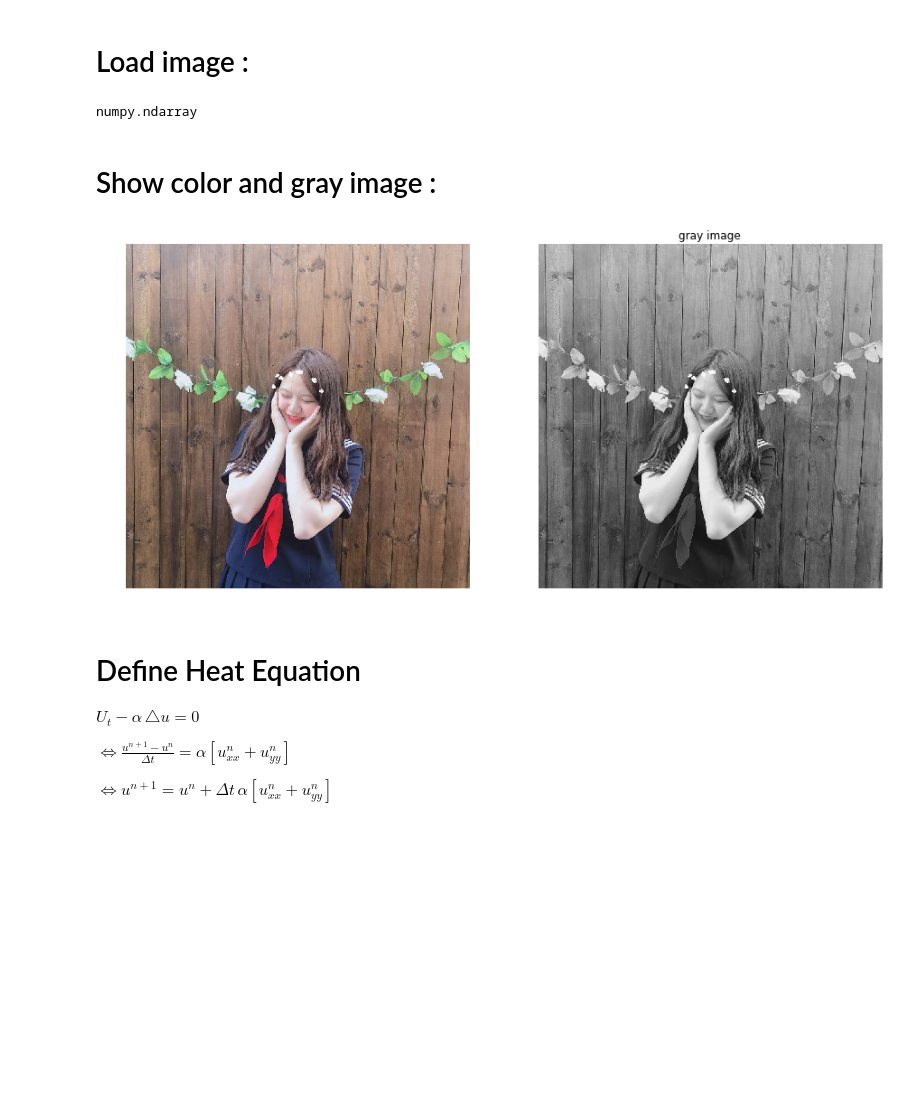
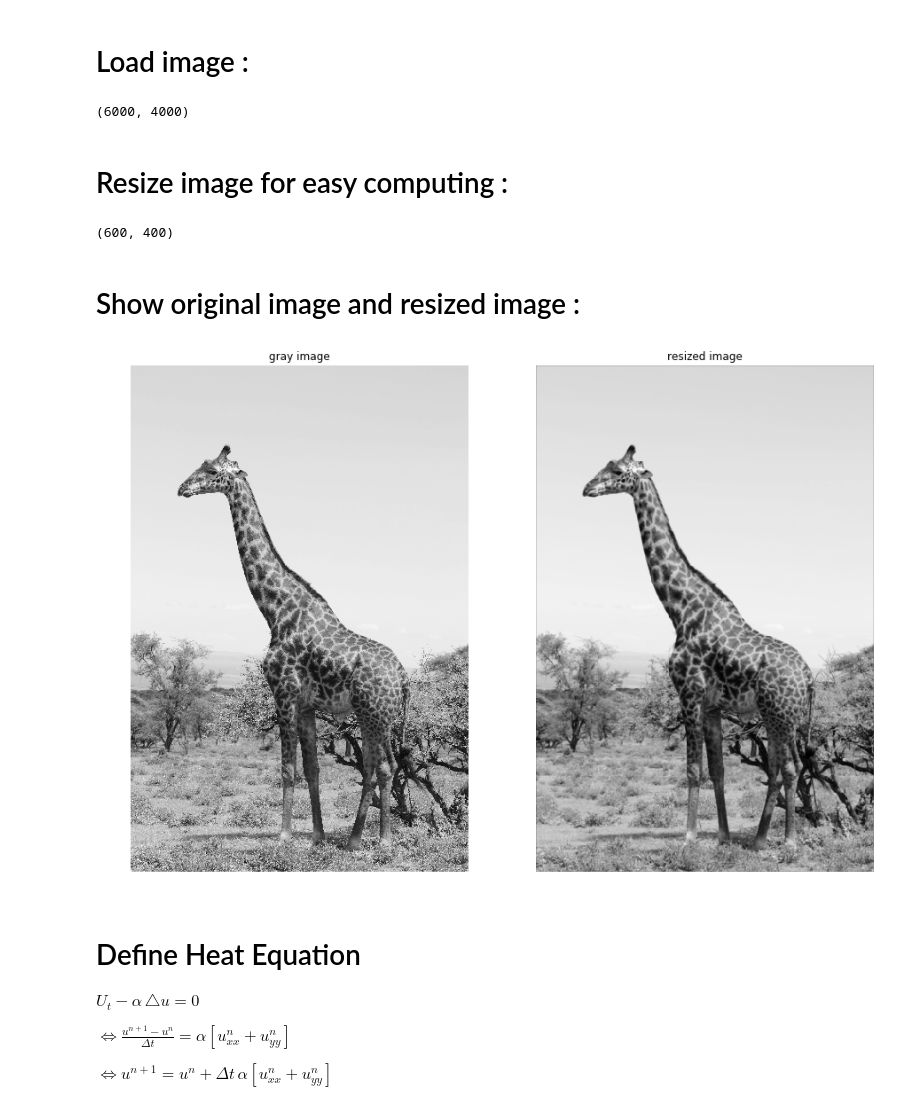
Before and after one commit to Eun0/Assignment, a Jupyter notebook: Heat Equation/1. Heat Equation.ipynb, the cells around one changed output. Saved outputs shown, nothing was run; the diff lists cells and outputs as text; code cells hidden in the pictures; blank space fills up the shorter version.

Commit message:
Update : change image and some wrong codes

```diff
--- a/Heat Equation/1. Heat Equation.ipynb
+++ b/Heat Equation/1. Heat Equation.ipynb
@@ -14,31 +15,41 @@ from skimage import exposure
 # %% [markdown]
 # Load image :
 # %%
-file_image='프로필.jpg'
+file_image='giraffe.jpg'
 
-im_color=io.imread('C:/Users/Eun0/Pictures/'+file_image)
+im_color=io.imread('C:/Users/Eun0/github/Computer-Vision/Heat Equation/'+file_image)
 im_gray=color.rgb2gray(im_color)
 
-type(im_gray)
+print(im_gray.shape)
 # %% [output]
-numpy.ndarray
+(6000, 4000)
+# %% [markdown]
+# Resize image for easy computing :
+# %%
+im_gray_resized = resize(im_gray, (im_gray.shape[0] // 10, im_gray.shape[1] // 10),
+                       anti_aliasing=True)
+
+print(im_gray_resized.shape)
+# %% [output]
+(600, 400)
 # %% [markdown]
-# Show color and gray image :
+# Show original image and resized image :
 # %%
 plt.figure(figsize=(15,15))
 
+
 p1=plt.subplot(1,2,1)
-p1.set_title=('color image')
-plt.imshow(im_color)
+p1.set_title('gray image')
+plt.imshow(im_gray,cmap='gray')
 plt.axis('off')
 
 p2=plt.subplot(1,2,2)
-p2.set_title('gray image')
-plt.imshow(im_gray,cmap='gray')
+p2.set_title('resized image')
+plt.imshow(im_gray_resized,cmap='gray')
 plt.axis('off')
 plt.show()
 # %% [output]
-[figure, old version]
+[figure, new version]
 # %% [markdown]
 # Define Heat Equation
 
```
Also changed, not shown: parts of 7 cells of this notebook.
